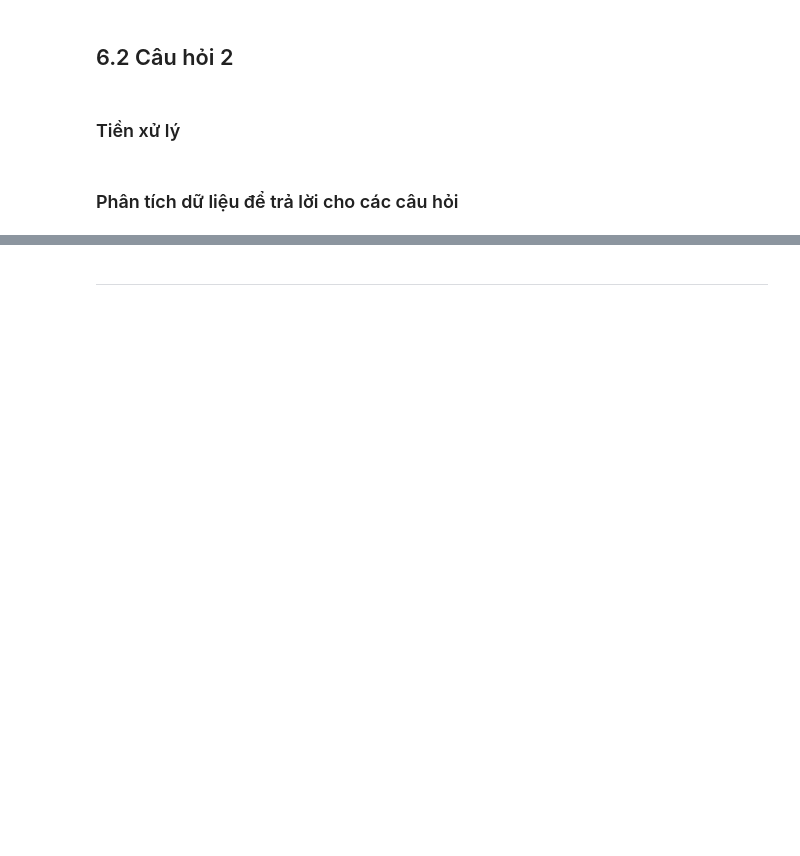
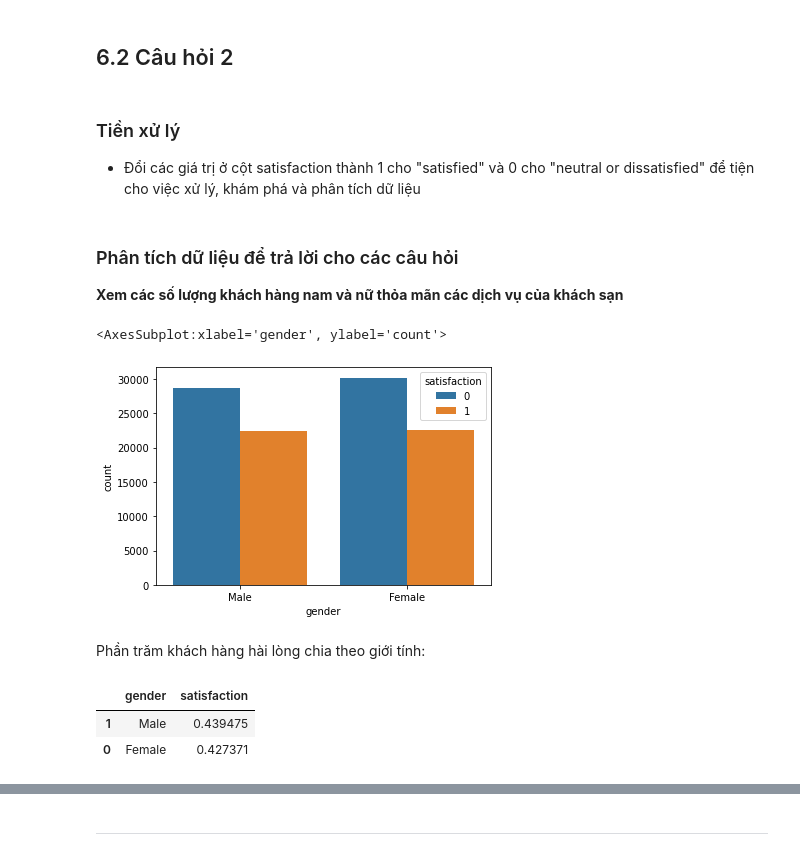
Before and after one commit to SyThuan1803/Data_Science_Proramming_FinalProject, a Jupyter notebook: final_project.ipynb, the cells around one changed output, grey strips where cells are left out. Saved outputs shown, nothing was run; the diff lists cells and outputs as text; code cells hidden in the pictures; blank space fills up the shorter version.

```diff
--- a/final_project.ipynb
+++ b/final_project.ipynb
@@ -494,7 +438,31 @@ Trả lời được câu hỏi này sẽ giúp khách sạn có những phươn
 ---
 # %% [markdown]
 ## 6.2 Câu hỏi 2
-# %% [markdown]
-### Tiền xử lý
+# %% [markdown]
+### Tiền xử lý
+
+- Đổi các giá trị ở cột satisfaction thành 1 cho "satisfied" và 0 cho "neutral or dissatisfied" để tiện cho việc xử lý, khám phá và phân tích dữ liệu
+# %%
+ehs_df['satisfaction'].replace(
+    to_replace=['neutral or dissatisfied', 'satisfied'],
+    value=[0, 1],
+    inplace=True
+)
 # %% [markdown]
 ### Phân tích dữ liệu để trả lời cho các câu hỏi
+
+**Xem các số lượng khách hàng nam và nữ thỏa mãn các dịch vụ của khách sạn**
+# %%
+sns.countplot(x='gender',hue="satisfaction",data=ehs_df)
+# %% [output]
+<AxesSubplot:xlabel='gender', ylabel='count'>
+[figure, added]
+# %% [markdown]
+Phần trăm khách hàng hài lòng chia theo giới tính:
+# %%
+gs_mean_df = ehs_df[["gender","satisfaction"]].groupby(["gender"],as_index=False).mean()
+gs_mean_df.sort_values(by="satisfaction",ascending=False)
+# %% [output]
+|  | gender | satisfaction |
+| 1 | Male | 0.439475 |
+| 0 | Female | 0.427371 |
```
Also changed, not shown: parts of 30 cells of this notebook.
